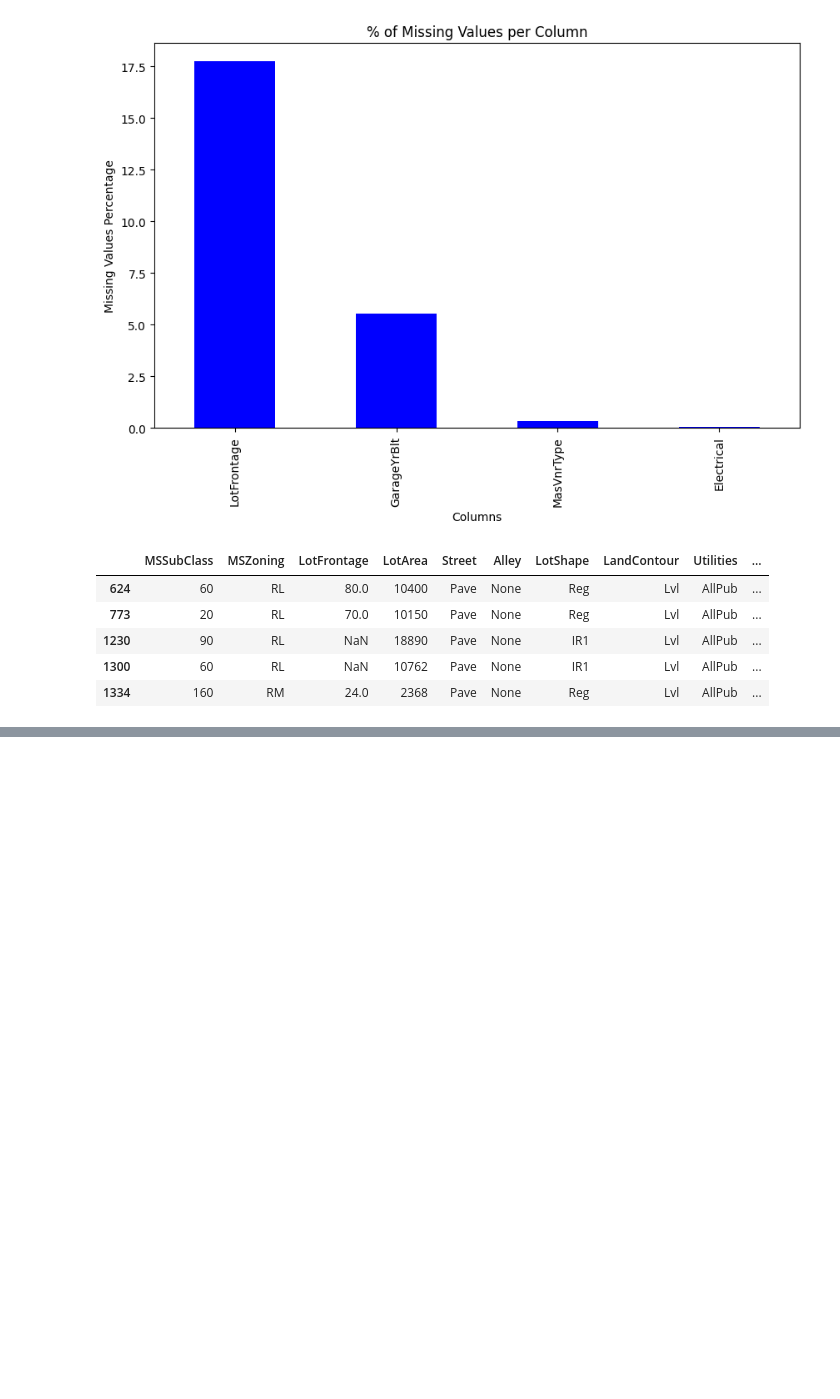
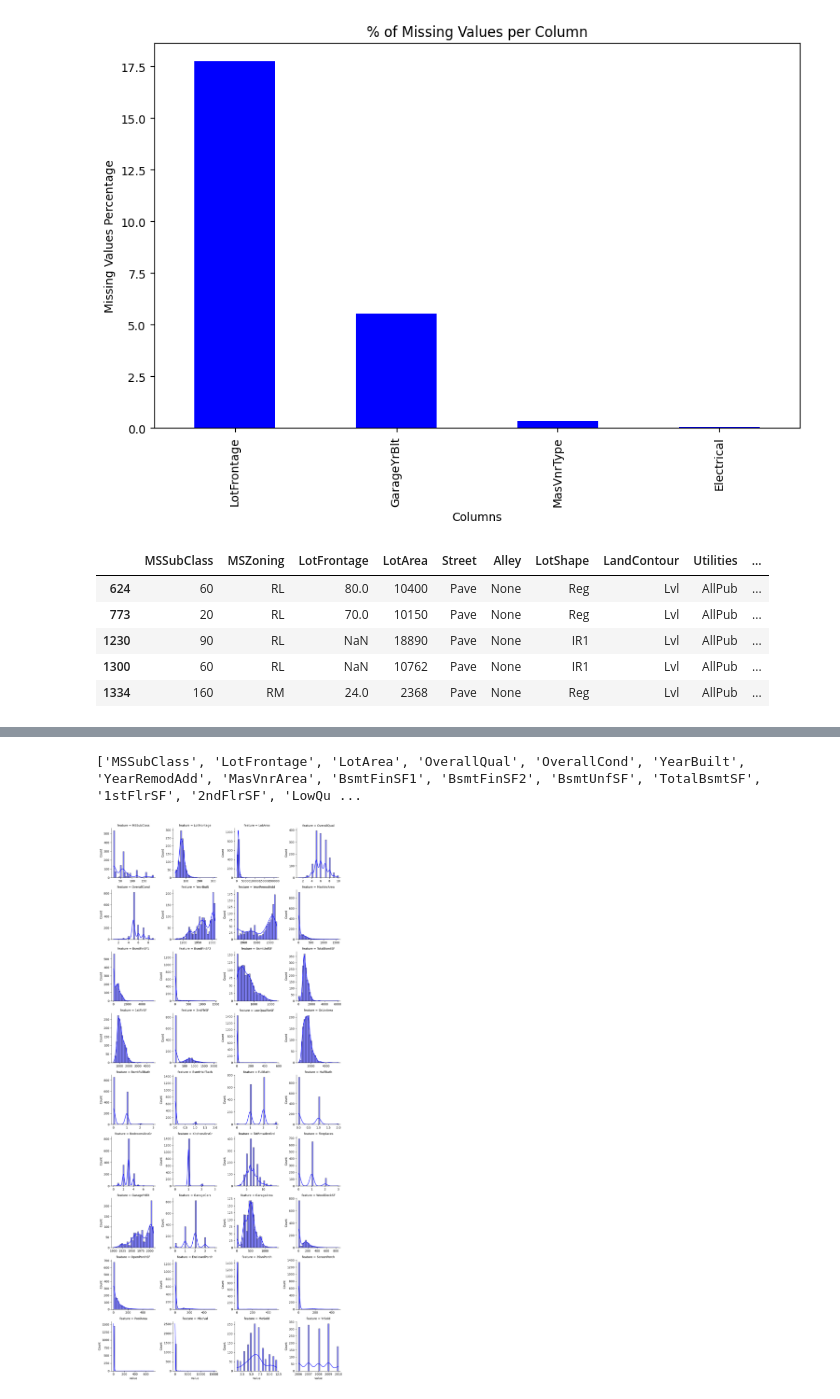
Before and after one commit to k0stro/house-prices-eda-regression, a Jupyter notebook: house-prices-eda-regression.ipynb, the cells around one changed output, grey strips where cells are left out. Drawn from its saved outputs; the diff is of its cells as text; code cells hidden in the pictures; blank space fills up the shorter version.

```diff
--- a/house-prices-eda-regression.ipynb
+++ b/house-prices-eda-regression.ipynb
@@ -226,0 +330,15 @@ train_df[train_df['MasVnrType'].isnull()]
+# %%
+print(numerical_cols)
+# %% [output]
+['MSSubClass', 'LotFrontage', 'LotArea', 'OverallQual', 'OverallCond', 'YearBuilt', 'YearRemodAdd', 'MasVnrArea', 'BsmtFinSF1', 'BsmtFinSF2', 'BsmtUnfSF', 'TotalBsmtSF', '1stFlrSF', '2ndFlrSF', 'LowQu ...
+# %%
+#transforming DataFrame into "long" format with 2 columns: feature and value
+df_melted = train_df[numerical_cols].melt(var_name='feature', value_name='value') #transforming DataFrame into "long" format with 2 columns: feature and value
+
+#creating FacetGrid
+g = sns.FacetGrid(df_melted, col='feature', col_wrap=4, sharex=False, sharey=False, height=3)
+g.map(sns.histplot, 'value', kde=True, bins=30, color='blue')
+
+plt.show()
+# %% [output]
+[figure, added]
```
Also changed, not shown: parts of 19 cells of this notebook.
